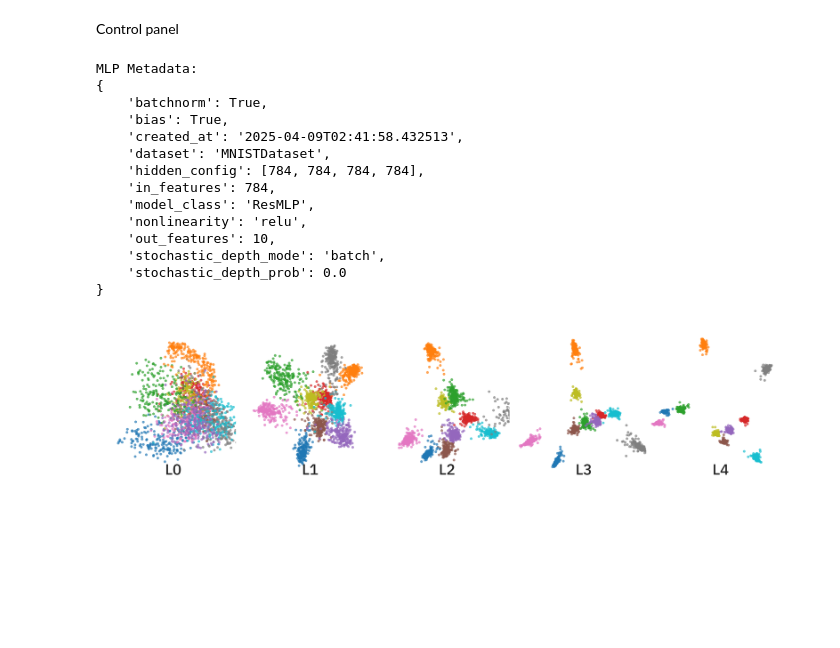
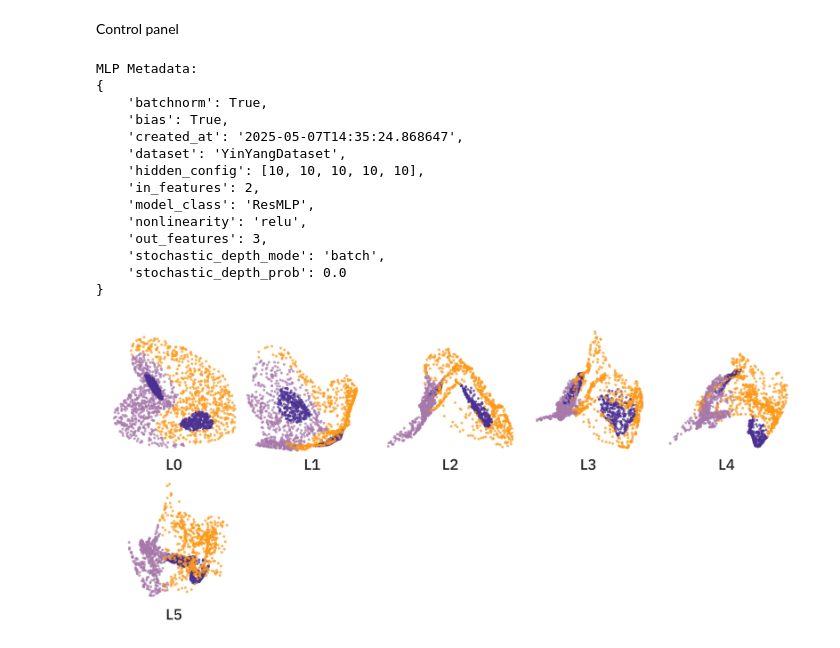
Before and after one commit to niniack/koopmann, a Jupyter notebook: analysis/01_embedding.ipynb, the cells around one changed output. Saved outputs shown, nothing was run; the diff lists cells and outputs as text; code cells hidden in the pictures; blank space fills up the shorter version.

Commit message:
Generate figures

```diff
--- a/analysis/01_embedding.ipynb
+++ b/analysis/01_embedding.ipynb
@@ -29,9 +26,9 @@ The autoreload extension is already loaded. To reload it, use:
 # %% [markdown]
 Control panel
 # %%
-file_dir = "/Users/nsa325/koopmann_model_saves"
-data_root = "/Users/nsa325/datasets/"
-model_name = "resmlp_mnist"
+file_dir = "/scratch/nsa325/koopmann_model_saves"
+data_root = "/scratch/nsa325/datasets/"
+model_name = "resmlp5_yinyang"
 device = get_device()
 # %%
 model, model_metadata = load_model(file_dir, model_name)
@@ -42,13 +39,13 @@ MLP Metadata:
 {
     'batchnorm': True,
     'bias': True,
-    'created_at': '2025-04-09T02:41:58.432513',
-    'dataset': 'MNISTDataset',
-    'hidden_config': [784, 784, 784, 784],
-    'in_features': 784,
+    'created_at': '2025-05-07T14:35:24.868647',
+    'dataset': 'YinYangDataset',
+    'hidden_config': [10, 10, 10, 10, 10],
+    'in_features': 2,
     'model_class': 'ResMLP',
     'nonlinearity': 'relu',
-    'out_features': 10,
+    'out_features': 3,
     'stochastic_depth_mode': 'batch',
     'stochastic_depth_prob': 0.0
 }
@@ -91,41 +88,42 @@ labels = [str(t) for t in dataset.labels[:subset_size]]
 classes = sorted(set(labels))
 
 # Colors
-palette = list(mcolors.TABLEAU_COLORS.values())
-# palette = ["#fc9918", "#a779aa", "#4c3191"]  # yinyang palette
+# palette = list(mcolors.TABLEAU_COLORS.values())
+palette = ["#fc9918", "#a779aa", "#4c3191"]  # yinyang palette
 
 colors = [palette[classes.index(cat) % len(palette)] for cat in labels]
 
 # Create grid of plots
 n_cols = 5
 n_rows = math.ceil(len(keys) / n_cols)
 fig = plt.figure(figsize=(5 * n_cols, 5 * n_rows), dpi=300)
-gs = gridspec.GridSpec(n_rows, n_cols, figure=fig, wspace=-0.3, hspace=0.1)
+gs = gridspec.GridSpec(n_rows, n_cols, figure=fig, wspace=-0.3, hspace=0.0)
 gs.update(left=0, right=1, top=1, bottom=0)
 
 # Create plots
 for i, key in enumerate(keys):
     # Plot
     coords = processed_act_dict[key].cpu().numpy()
     ax = fig.add_subplot(gs[i // n_cols, i % n_cols], projection="3d")
     ax.scatter(
         coords[:, 0], coords[:, 1], coords[:, 2], s=40, c=colors, alpha=0.7, edgecolors="none"
     )
     ax.text2D(
         0.5, 0.05, f"L{key}", fontsize=36, font=ibmplexsans, ha="center", transform=ax.transAxes
     )
 
     # Clean appearance
     kill_ticks(ax)
     kill_axes(ax)
     ax.margins(0, 0, 0)  # Remove any internal margins
 
     # Set consistent view angle
-    ax.view_init(elev=-20, azim=-30)
-    ax.set_box_aspect([1, 1, 1], zoom=1.3)
+    ax.view_init(elev=-20, azim=-50)
+    ax.set_box_aspect([1, 1, 1], zoom=1.2)
+
 
 # Save with minimal borders
-# plt.savefig(f"{model_name}_seq.pdf", format="pdf", bbox_inches="tight", pad_inches=0)
+plt.savefig(f"{model_name}_seq.pdf", format="pdf", bbox_inches="tight", pad_inches=0)
 plt.show()
 # %% [output]
-[figure, old version]
+[figure, new version]
```
Also changed, not shown: parts of 2 cells of this notebook, 21 other files.
